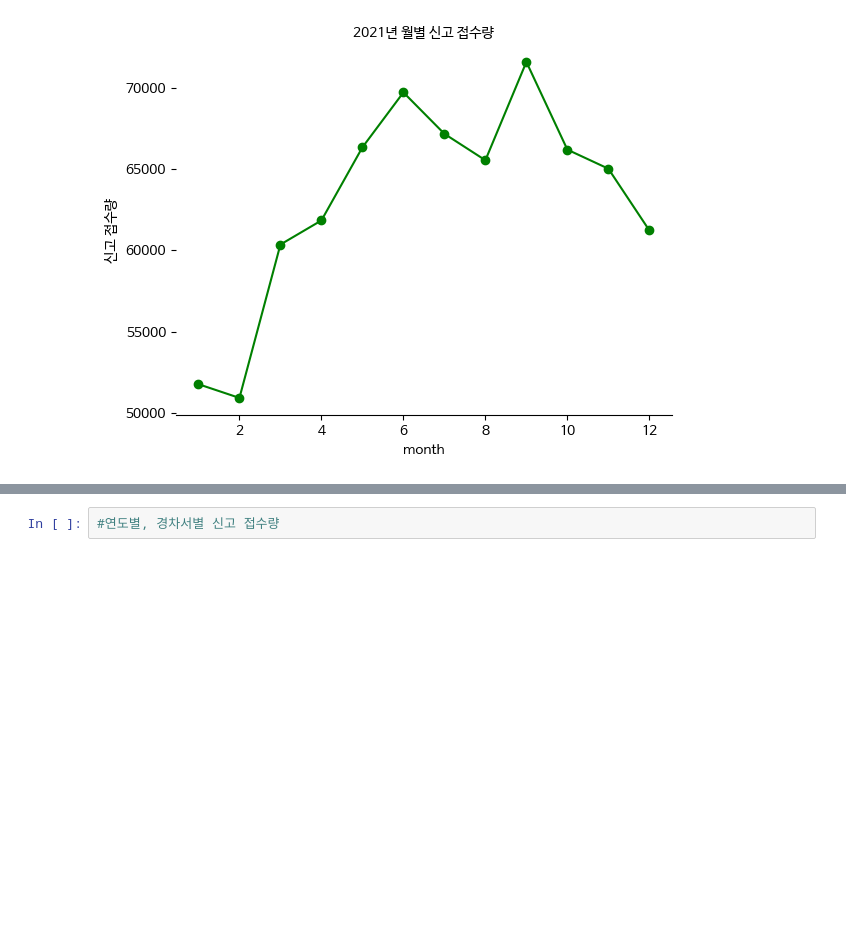
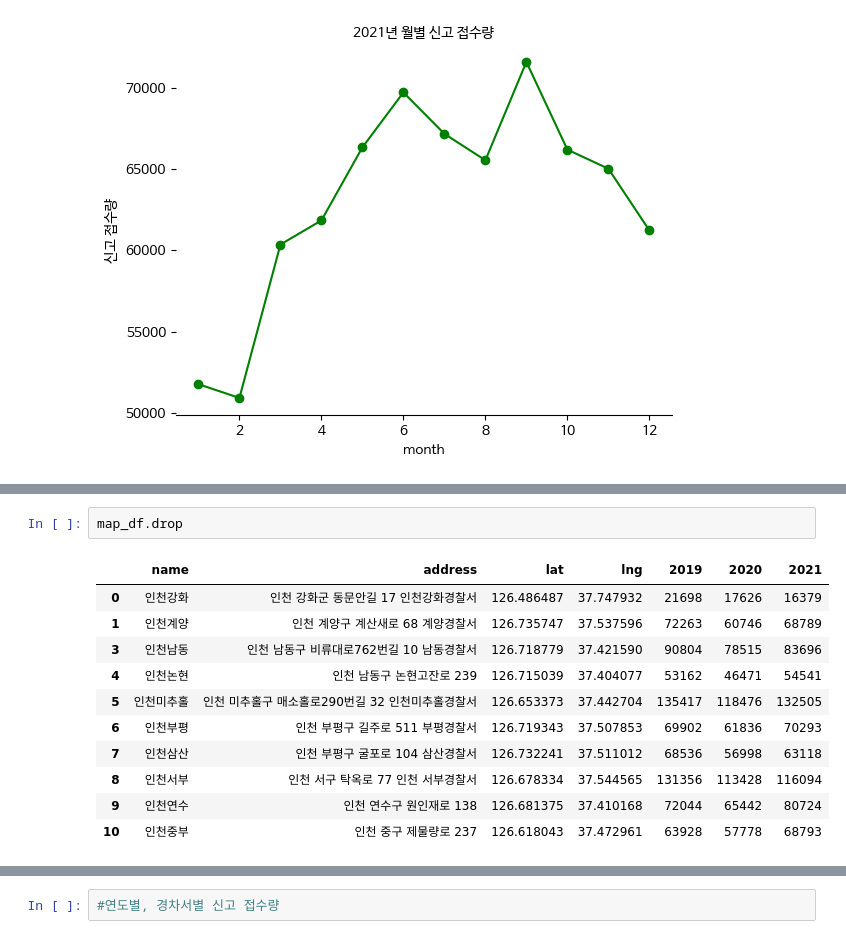
Before and after one commit to geun-hyoung/python-exploratory-data-analysis-police-data, a Jupyter notebook: Data_Clenaing&EDA.ipynb, the cells around one changed output, grey strips where cells are left out. Saved outputs shown, nothing was run; the diff lists cells and outputs as text; blank space fills up the shorter version.

```diff
--- a/Data_Clenaing&EDA.ipynb
+++ b/Data_Clenaing&EDA.ipynb
@@ -349,0 +430,14 @@ for j in range(3):
+# %%
+map_df.drop
+# %% [output]
+|  | name | address | lat | lng | 2019 | 2020 | 2021 |
+| 0 | 인천강화 | 인천 강화군 동문안길 17 인천강화경찰서 | 126.486487 | 37.747932 | 21698 | 17626 | 16379 |
+| 1 | 인천계양 | 인천 계양구 계산새로 68 계양경찰서 | 126.735747 | 37.537596 | 72263 | 60746 | 68789 |
+| 3 | 인천남동 | 인천 남동구 비류대로762번길 10 남동경찰서 | 126.718779 | 37.421590 | 90804 | 78515 | 83696 |
+| 4 | 인천논현 | 인천 남동구 논현고잔로 239 | 126.715039 | 37.404077 | 53162 | 46471 | 54541 |
+| 5 | 인천미추홀 | 인천 미추홀구 매소홀로290번길 32 인천미추홀경찰서 | 126.653373 | 37.442704 | 135417 | 118476 | 132505 |
+| 6 | 인천부평 | 인천 부평구 길주로 511 부평경찰서 | 126.719343 | 37.507853 | 69902 | 61836 | 70293 |
+| 7 | 인천삼산 | 인천 부평구 굴포로 104 삼산경찰서 | 126.732241 | 37.511012 | 68536 | 56998 | 63118 |
+| 8 | 인천서부 | 인천 서구 탁옥로 77 인천 서부경찰서 | 126.678334 | 37.544565 | 131356 | 113428 | 116094 |
+| 9 | 인천연수 | 인천 연수구 원인재로 138 | 126.681375 | 37.410168 | 72044 | 65442 | 80724 |
+| 10 | 인천중부 | 인천 중구 제물량로 237 | 126.618043 | 37.472961 | 63928 | 57778 | 68793 |
```
Also changed, not shown: parts of 15 cells of this notebook.
